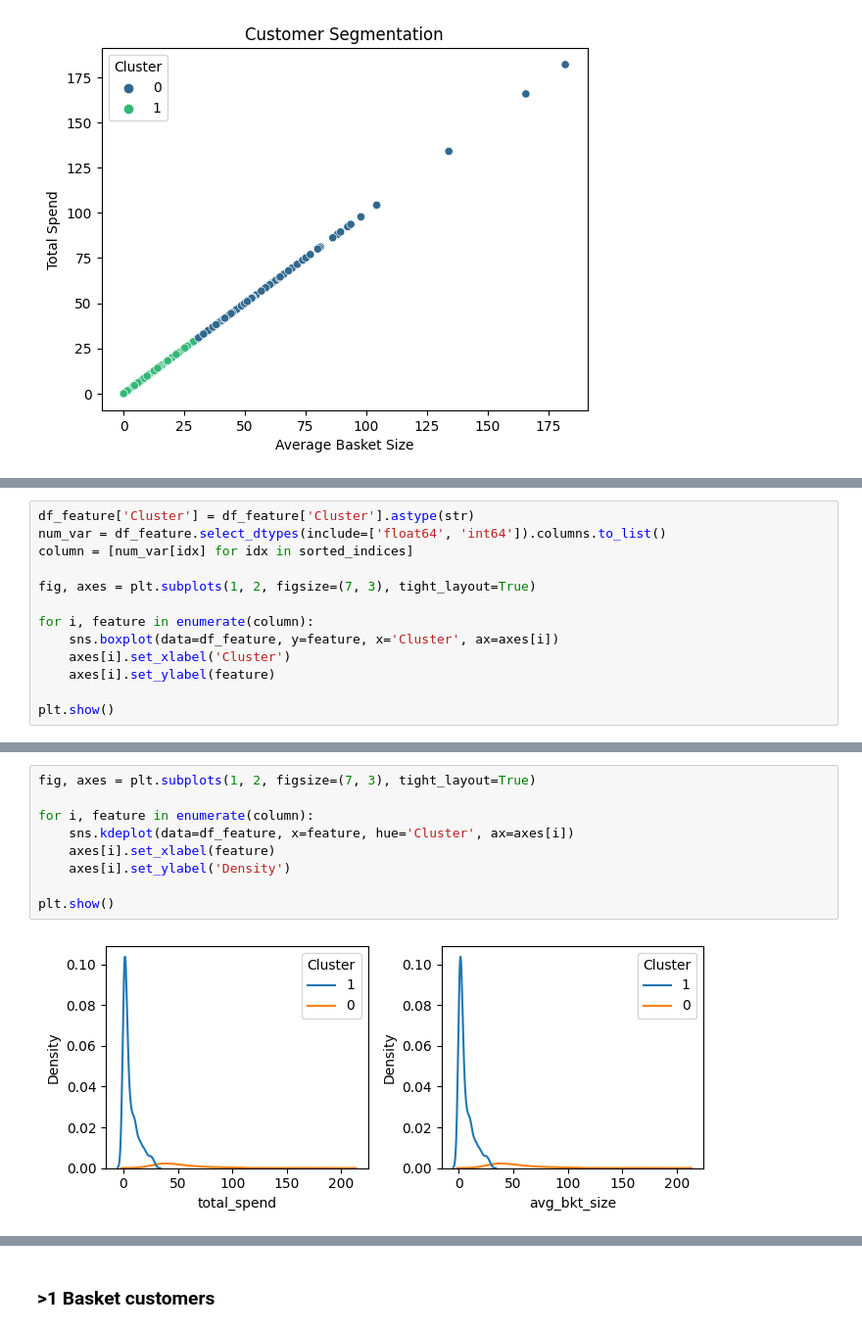
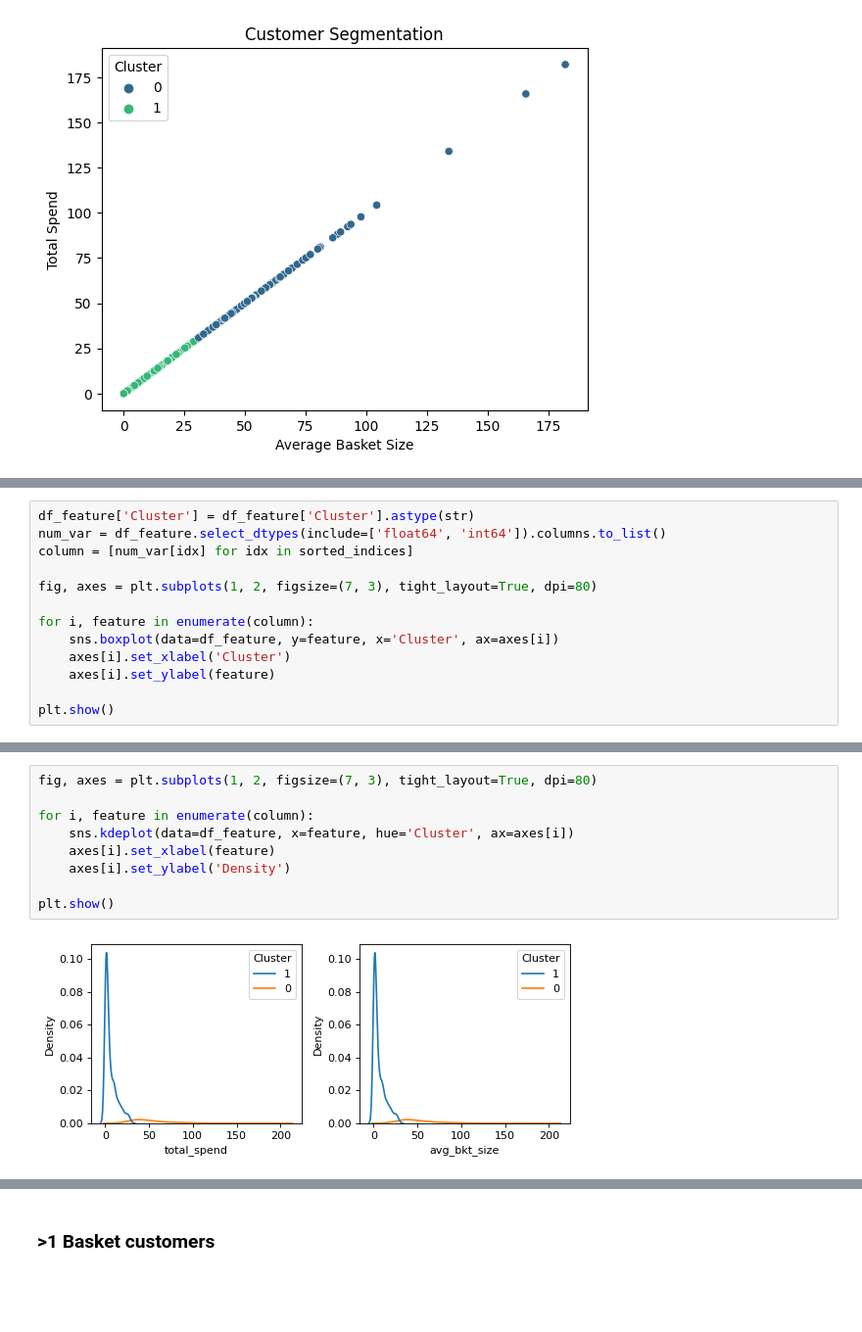
Before and after one commit to terjirapat/MADT8101-Customer-Analytics, a Jupyter notebook: Workshop 2 - Customer Single View/main.ipynb, the cells around one changed output, grey strips where cells are left out. Shown at 98% size. Saved outputs shown, nothing was run; the diff lists cells and outputs as text; blank space fills up the shorter version.

```diff
--- a/Workshop 2 - Customer Single View/main.ipynb
+++ b/Workshop 2 - Customer Single View/main.ipynb
@@ -356,7 +359,7 @@ df_feature['Cluster'] = df_feature['Cluster'].astype(str)
 num_var = df_feature.select_dtypes(include=['float64', 'int64']).columns.to_list()
 column = [num_var[idx] for idx in sorted_indices]
 
-fig, axes = plt.subplots(1, 2, figsize=(7, 3), tight_layout=True)
+fig, axes = plt.subplots(1, 2, figsize=(7, 3), tight_layout=True, dpi=80)
 
 for i, feature in enumerate(column):
     sns.boxplot(data=df_feature, y=feature, x='Cluster', ax=axes[i])
@@ -367,16 +370,16 @@ plt.show()
 # %% [output]
 [figure]
 # %%
-fig, axes = plt.subplots(1, 2, figsize=(7, 3), tight_layout=True)
+fig, axes = plt.subplots(1, 2, figsize=(7, 3), tight_layout=True, dpi=80)
 
 for i, feature in enumerate(column):
     sns.kdeplot(data=df_feature, x=feature, hue='Cluster', ax=axes[i])
     axes[i].set_xlabel(feature)
     axes[i].set_ylabel('Density')
 
 plt.show()
 # %% [output]
-[figure, old version]
+[figure, new version]
 # %%
 desc = df_feature.groupby('Cluster').describe()
 for col in column:
```
Also changed, not shown: parts of 14 cells of this notebook.
